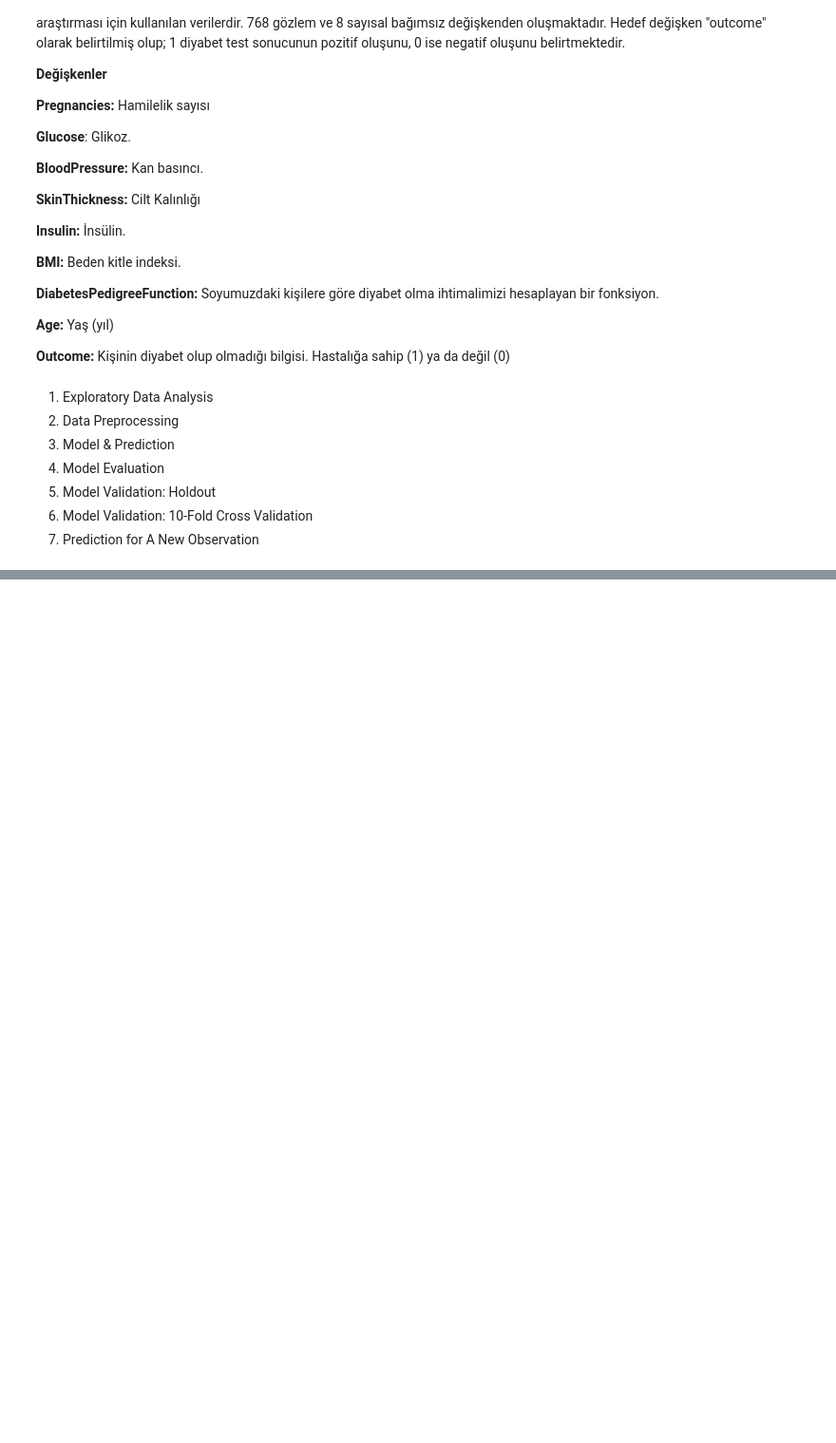
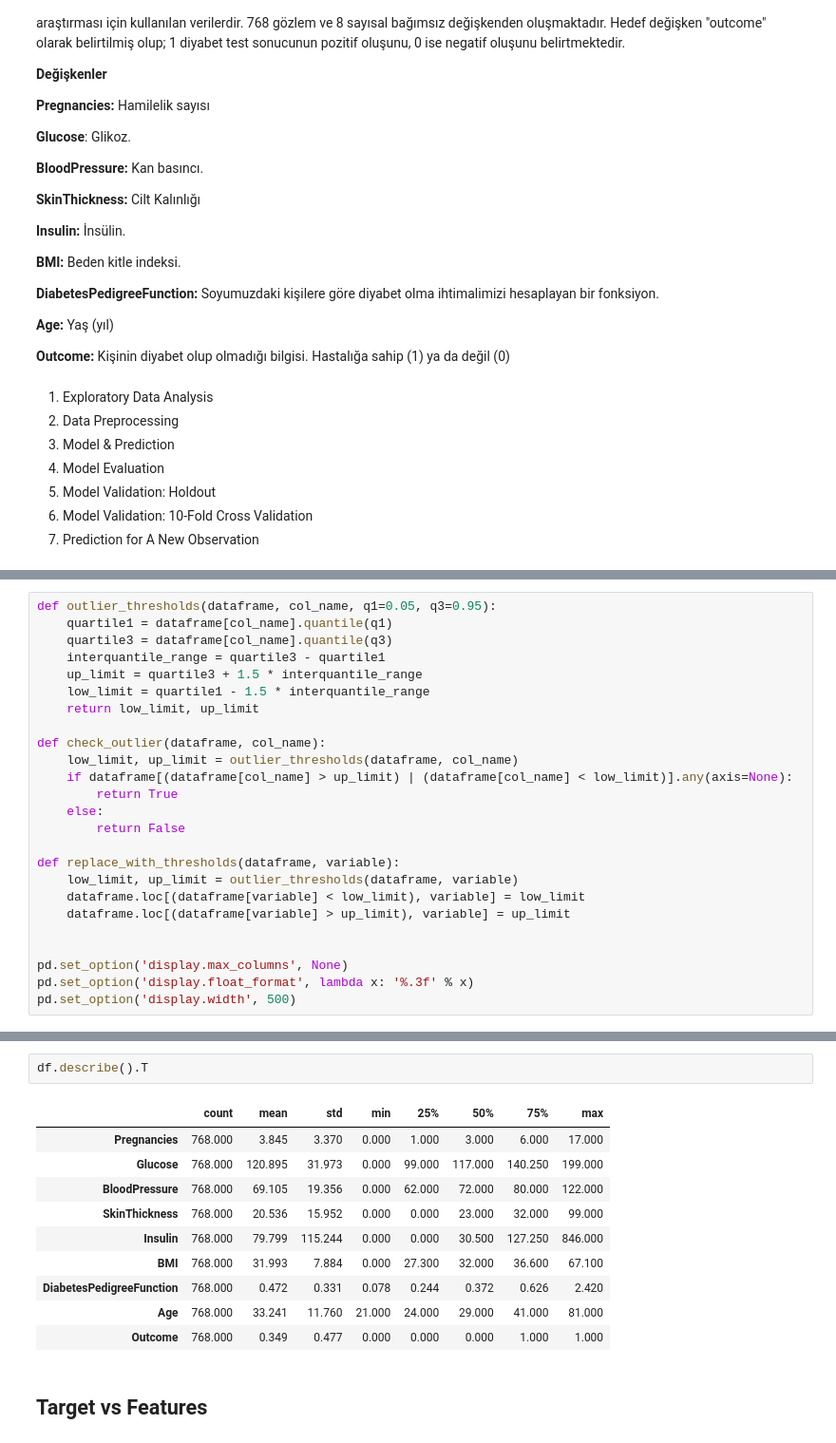
Before and after one commit to aylaIssi/Machine-Learning, a Jupyter notebook: Logistic_Regression.ipynb, the cells around one changed output, grey strips where cells are left out. Shown: that part at 95% size. Saved outputs shown, nothing was run; the diff lists cells and outputs as text; blank space fills up the shorter version.

```diff
--- a/Logistic_Regression.ipynb
+++ b/Logistic_Regression.ipynb
@@ -53,0 +57,25 @@ ImportError: ignored
+# %%
+def outlier_thresholds(dataframe, col_name, q1=0.05, q3=0.95):
+    quartile1 = dataframe[col_name].quantile(q1)
+    quartile3 = dataframe[col_name].quantile(q3)
+    interquantile_range = quartile3 - quartile1
+    up_limit = quartile3 + 1.5 * interquantile_range
+    low_limit = quartile1 - 1.5 * interquantile_range
+    return low_limit, up_limit
+
+def check_outlier(dataframe, col_name):
+    low_limit, up_limit = outlier_thresholds(dataframe, col_name)
+    if dataframe[(dataframe[col_name] > up_limit) | (dataframe[col_name] < low_limit)].any(axis=None):
+        return True
+    else:
+        return False
+
+def replace_with_thresholds(dataframe, variable):
+    low_limit, up_limit = outlier_thresholds(dataframe, variable)
+    dataframe.loc[(dataframe[variable] < low_limit), variable] = low_limit
+    dataframe.loc[(dataframe[variable] > up_limit), variable] = up_limit
+
+
+pd.set_option('display.max_columns', None)
+pd.set_option('display.float_format', lambda x: '%.3f' % x)
+pd.set_option('display.width', 500)
@@ -53,0 +156,15 @@ ImportError: ignored
+# %%
+df.describe().T
+# %% [output]
+|  | count | mean | std | min | 25% | 50% | 75% | max |
+| Pregnancies | 768.000 | 3.845 | 3.370 | 0.000 | 1.000 | 3.000 | 6.000 | 17.000 |
+| Glucose | 768.000 | 120.895 | 31.973 | 0.000 | 99.000 | 117.000 | 140.250 | 199.000 |
+| BloodPressure | 768.000 | 69.105 | 19.356 | 0.000 | 62.000 | 72.000 | 80.000 | 122.000 |
+| SkinThickness | 768.000 | 20.536 | 15.952 | 0.000 | 0.000 | 23.000 | 32.000 | 99.000 |
+| Insulin | 768.000 | 79.799 | 115.244 | 0.000 | 0.000 | 30.500 | 127.250 | 846.000 |
+| BMI | 768.000 | 31.993 | 7.884 | 0.000 | 27.300 | 32.000 | 36.600 | 67.100 |
+| DiabetesPedigreeFunction | 768.000 | 0.472 | 0.331 | 0.078 | 0.244 | 0.372 | 0.626 | 2.420 |
+| Age | 768.000 | 33.241 | 11.760 | 21.000 | 24.000 | 29.000 | 41.000 | 81.000 |
+| Outcome | 768.000 | 0.349 | 0.477 | 0.000 | 0.000 | 0.000 | 1.000 | 1.000 |
+# %% [markdown]
+## **Target vs Features**
```
Also changed, not shown: parts of 13 cells of this notebook.
